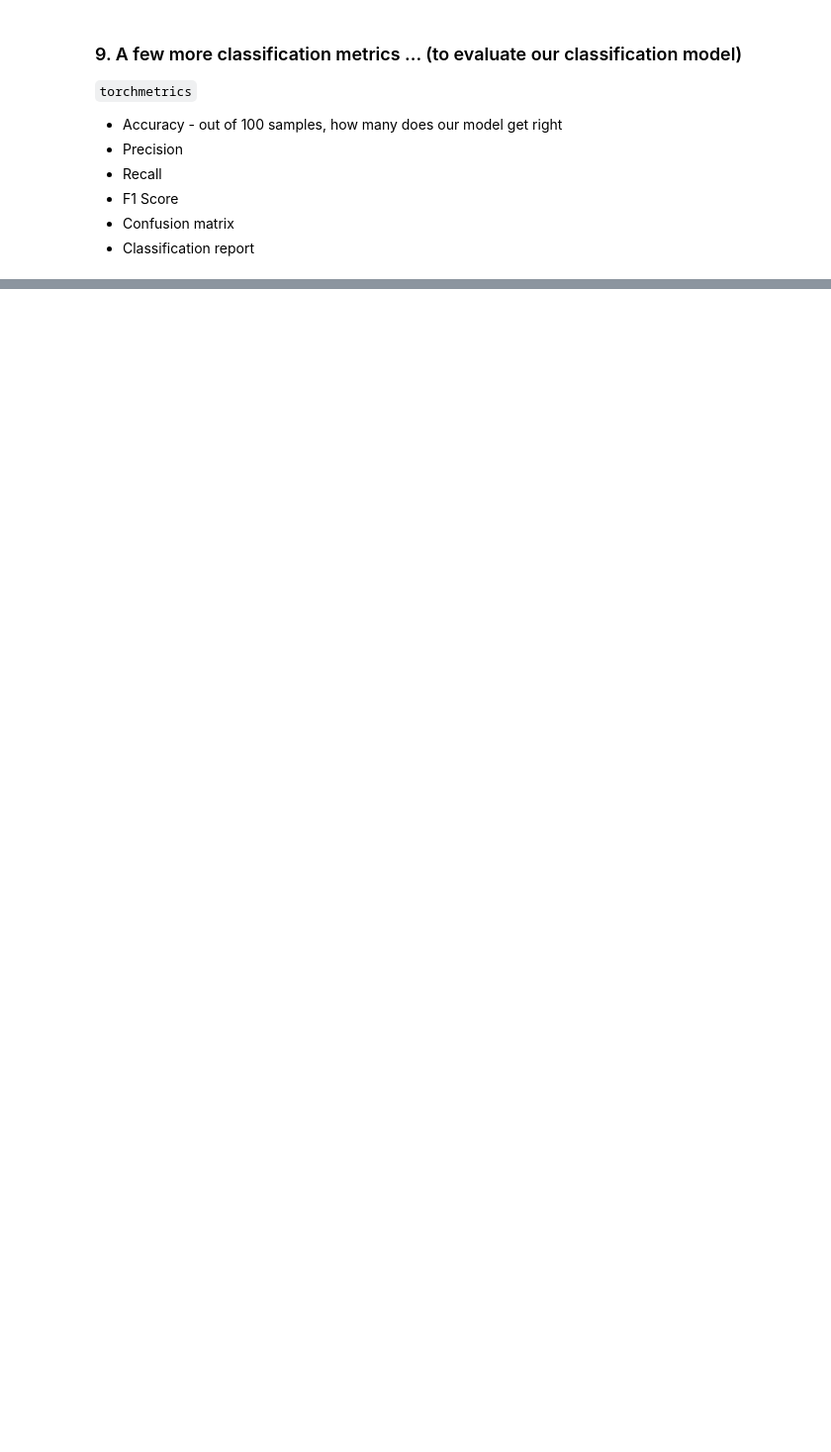
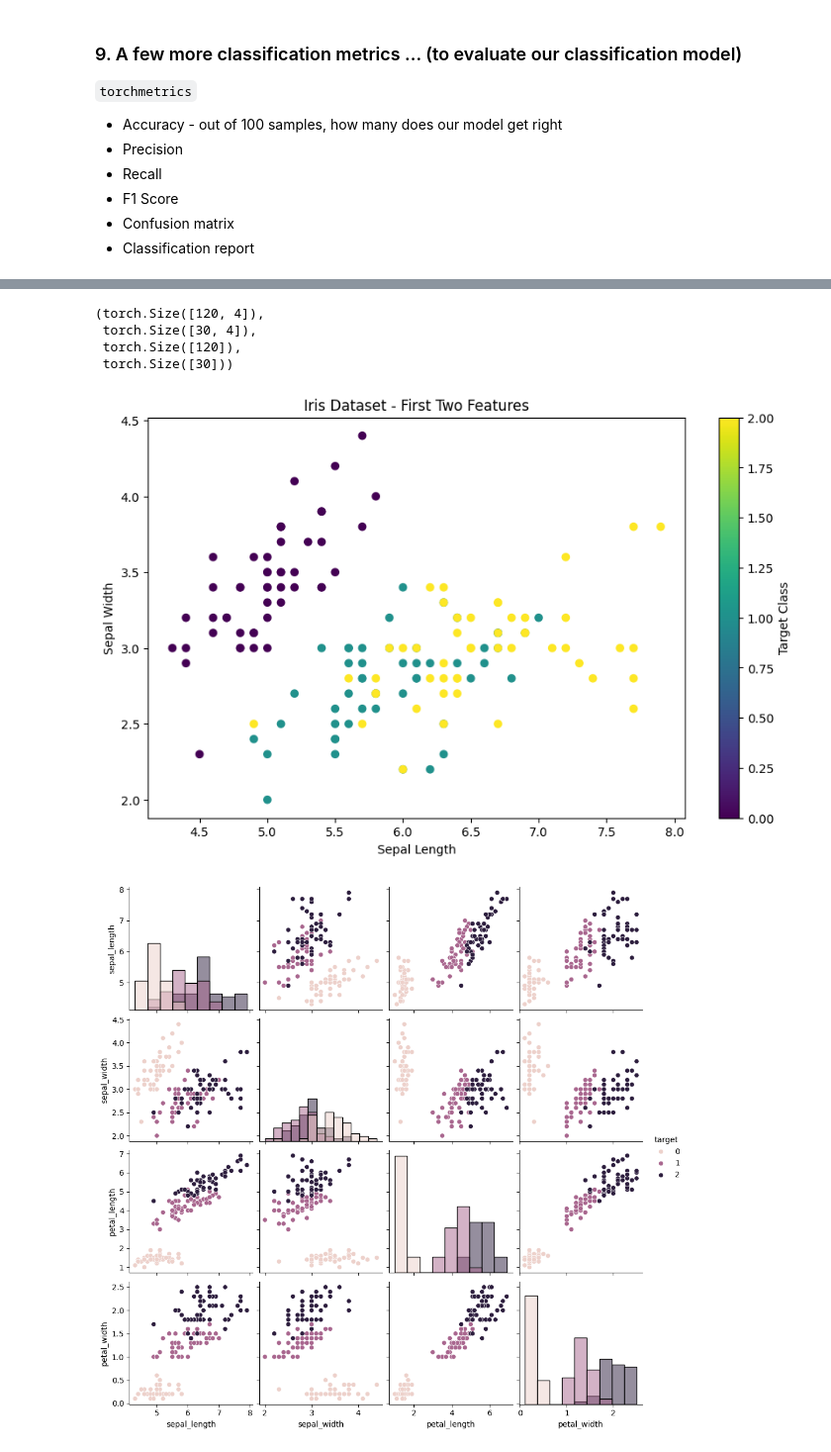
Before and after one commit to Bishal-Stha/machine_learning, a Jupyter notebook: Real_ML_Stuff/PyTorch/0_2_pytorch_fundamental_video.ipynb, the cells around one changed output, grey strips where cells are left out. Shown at 99% size. Saved outputs shown, nothing was run; the diff lists cells and outputs as text; code cells hidden in the pictures; blank space fills up the shorter version.

Commit message:
Multi-class classification on Iris dataset.

```diff
--- a/Real_ML_Stuff/PyTorch/0_2_pytorch_fundamental_video.ipynb
+++ b/Real_ML_Stuff/PyTorch/0_2_pytorch_fundamental_video.ipynb
@@ -858,0 +861,15 @@ plot_decision_boundary(model_2,X_test,y_test)
+# %%
+from sklearn.datasets import load_iris
+data = load_iris()
+
+# Get features (X) and labels (y) from iris dataset
+X = data.data  # Features
+y = data.target  # Labels
+
+# Convert to PyTorch tensors if needed
+X = torch.from_numpy(X).type(torch.float)
+y = torch.from_numpy(y).type(torch.LongTensor)
+
+# Print shapes to verify
+print(f"Features shape (X): {X.shape}")  # Should be (150, 4) - 150 samples, 4 features
+print(f"Labels shape (y): {y.shape}")    # Should be (150,) - 150 labels
@@ -858,0 +887,37 @@ plot_decision_boundary(model_2,X_test,y_test)
+# %%
+from sklearn.model_selection import train_test_split
+
+X_train, X_test, y_train, y_test = train_test_split(X,y, random_state=RANDOM_SEED, test_size=0.2)
+
+X_train.shape, X_test.shape, y_train.shape, y_test.shape
+# %% [output]
+(torch.Size([120, 4]),
+ torch.Size([30, 4]),
+ torch.Size([120]),
+ torch.Size([30]))
+# %%
+import matplotlib.pyplot as plt
+
+# Create a scatter plot using first two features
+plt.figure(figsize=(10, 6))
+plt.scatter(X[:, 0], X[:, 1], c=y, cmap='viridis')
+plt.xlabel('Sepal Length')
+plt.ylabel('Sepal Width')
+plt.title('Iris Dataset - First Two Features')
+plt.colorbar(label='Target Class')
+plt.show()
+
+# Optional: Create pair plots for all features
+from pandas import DataFrame
+import seaborn as sns
+
+# Convert to pandas DataFrame for easier plotting
+iris_df = DataFrame(X.numpy(), columns=['sepal_length', 'sepal_width', 'petal_length', 'petal_width'])
+iris_df['target'] = y.numpy()
+
+# Create pair plot
+sns.pairplot(iris_df, hue='target', diag_kind='hist')
+plt.show()
+# %% [output]
+[figure, added]
+[figure, added]
```
Also changed, not shown: parts of 21 cells of this notebook.
